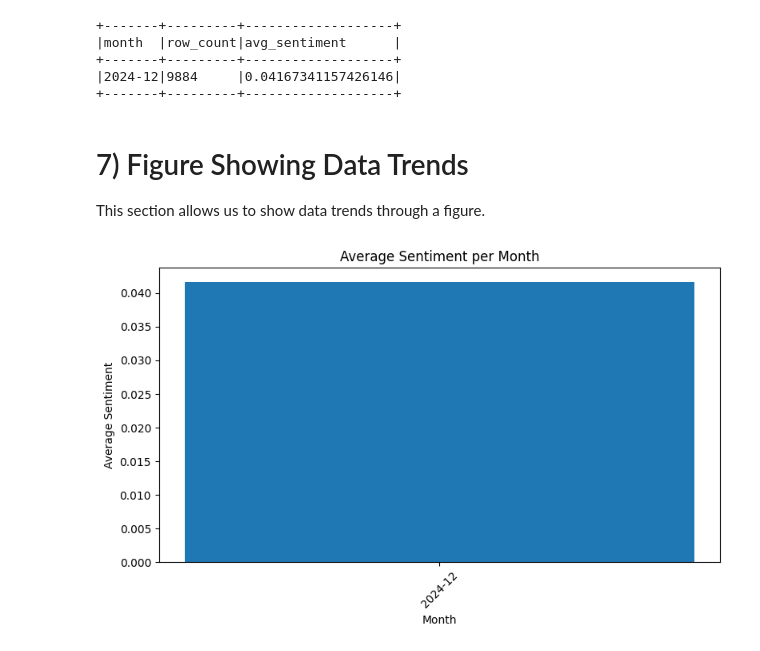
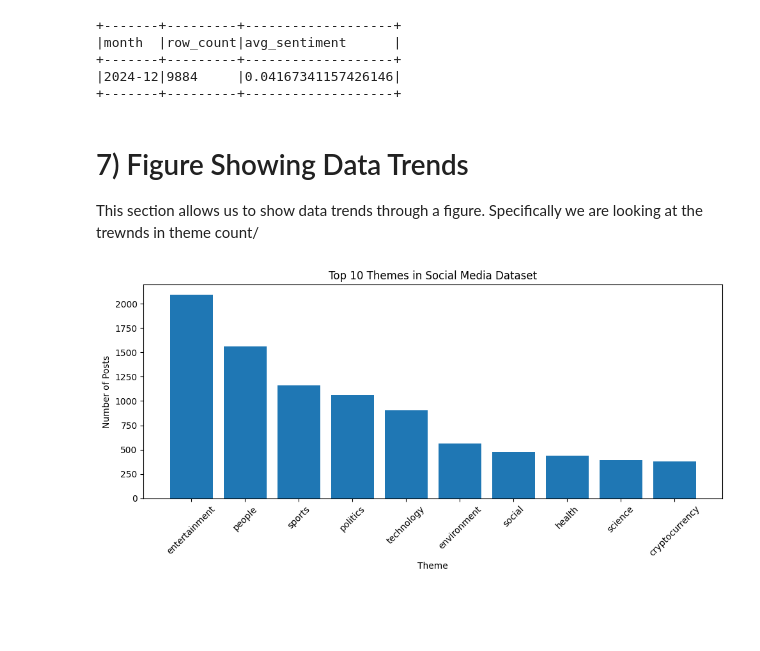
Before and after one commit to sjsu-cs131-spring26/trendtrackers-engagement-socialmedia, a Jupyter notebook: notebooks/trendtrackers-pa5.ipynb, the cells around one changed output. Cells and saved outputs as stored; diff of their text form; code cells hidden in the pictures; blank space fills up the shorter version.

Commit message:
Updated graph

```diff
--- a/notebooks/trendtrackers-pa5.ipynb
+++ b/notebooks/trendtrackers-pa5.ipynb
@@ -325,29 +325,29 @@ monthly_trend.show(truncate=False)
 +-------+---------+-------------------+
 # %% [markdown]
 # 7) Figure Showing Data Trends
-This section allows us to show data trends through a figure.
+This section allows us to show data trends through a figure. Specifically we are looking at the trewnds in theme count/
 # %%
 import matplotlib.pyplot as plt
 
-rows = monthly_trend.collect()
+rows = top_10_themes.collect()
 
-months = []
-sentiments = []
+themes = []
+counts = []
 
 for r in rows:
-    months.append(r["month"])
-    sentiments.append(r["avg_sentiment"])
+    themes.append(r["primary_theme"])
+    counts.append(r["theme_count"])
 
-plt.figure(figsize=(8,5))
-plt.bar(months, sentiments)
+plt.figure(figsize=(10,5))
+plt.bar(themes, counts)
 
-plt.title("Average Sentiment per Month")
-plt.xlabel("Month")
-plt.ylabel("Average Sentiment")
+plt.title("Top 10 Themes in Social Media Dataset")
+plt.xlabel("Theme")
+plt.ylabel("Number of Posts")
 
 plt.xticks(rotation=45)
 plt.tight_layout()
 
 plt.show()
 # %% [output]
-[figure, old version]
+[figure, new version]
```
